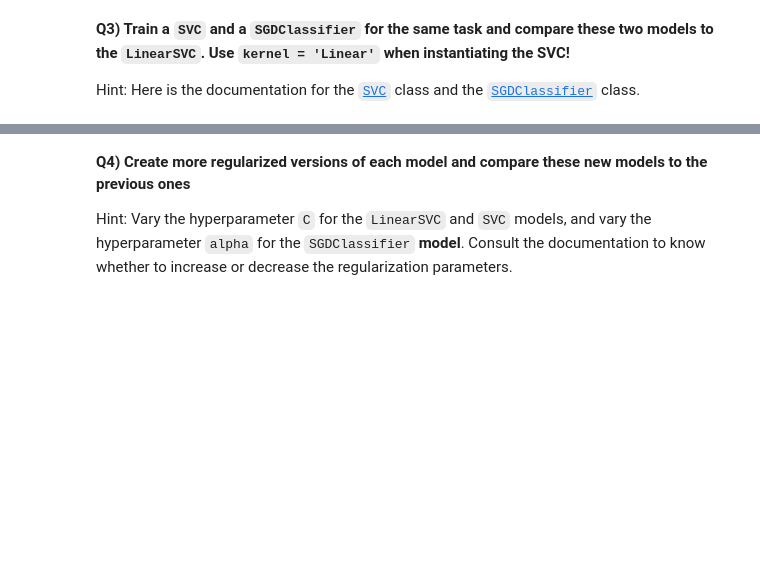
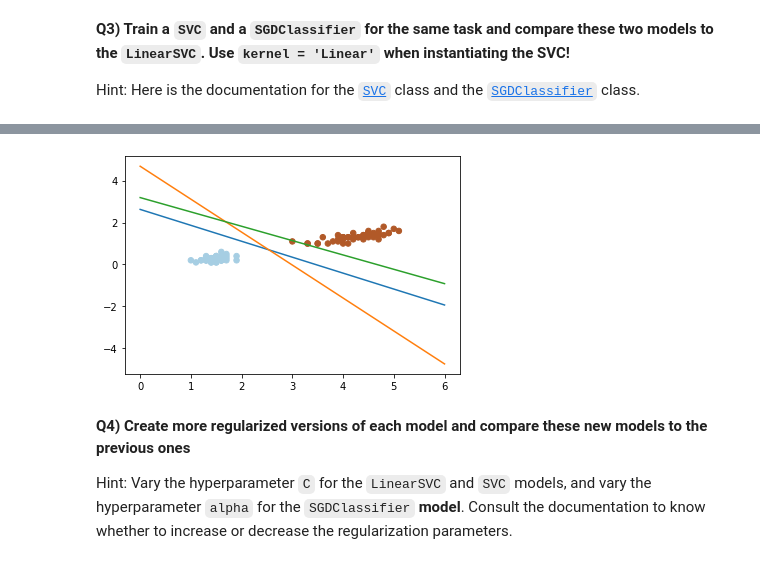
Before and after one commit to MaxHenk/2022_ML_Earth_Env_Sci, a Jupyter notebook: Lab_Notebooks/S3_1_SVM.ipynb, the cells around one changed output, grey strips where cells are left out. Saved outputs shown, nothing was run; the diff lists cells and outputs as text; code cells hidden in the pictures; blank space fills up the shorter version.

```diff
--- a/Lab_Notebooks/S3_1_SVM.ipynb
+++ b/Lab_Notebooks/S3_1_SVM.ipynb
@@ -128,3 +130,17 @@ scdc_mod = linear_model.SGDClassifier()
+# %%
+#Plot sgdc
+x_vals_sgdc = np.linspace(0,6,100)
+
+y_bound_sgdc = -((W_sgdc[0]*x_vals_sgdc+I_sgdc[0])/W_sgdc[1])
+
+plt.scatter(X[:,0], X[:,1], c=y, s=30, cmap=plt.cm.Paired)
+plt.plot(x_vals, y_bound)
+plt.plot(x_vals_svc, y_bound_svc)
+plt.plot(x_vals_sgdc, y_bound_sgdc)
+plt.show()
+# Plot all three decision boundaries on the same labeled figure
+# %% [output]
+[figure, added]
 # %% [markdown]
 **Q4) Create more regularized versions of each model and compare these new models to the previous ones**
 
```
Also changed, not shown: parts of 17 cells of this notebook.
